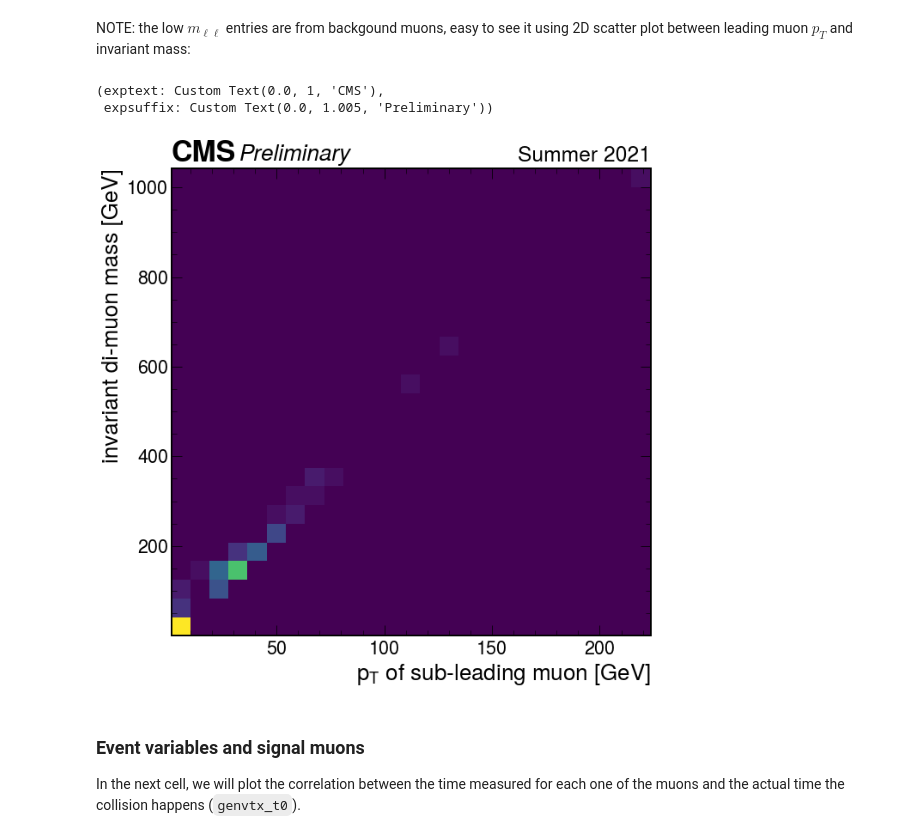
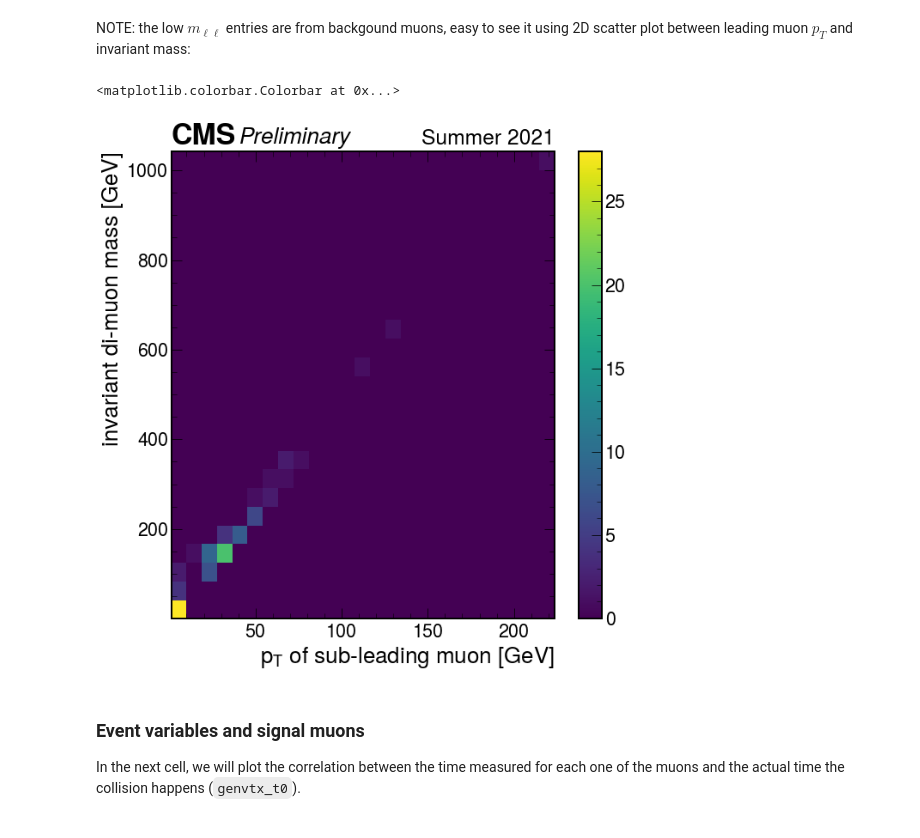
Before and after one commit to jloemker/SWAN, a Jupyter notebook: Analysis_notebook.ipynb, the cells around one changed output. Cells and saved outputs as stored; diff of their text form; code cells hidden in the pictures.

Commit message:
vertex 2d plots and  colorbar

```diff
--- a/Analysis_notebook.ipynb
+++ b/Analysis_notebook.ipynb
@@ -167,14 +167,14 @@ for i in range(2):
 NOTE: the low $m_{\ell\ell}$ entries are from backgound muons, easy to see it using 2D scatter plot between leading muon $p_T$ and invariant mass:
 # %%
 fig, axes = plt.subplots(figsize=(10,10) )
-axes.hist2d( muons_anal['mu2_pt'].values, muons_anal['mll'].values, bins=(25,25) , cmap='viridis')
+h = axes.hist2d( muons_anal['mu2_pt'].values, muons_anal['mll'].values, bins=(25,25) , cmap='viridis')
 axes.set(xlabel=r'$p_T$ of sub-leading muon [GeV]', ylabel='invariant di-muon mass [GeV]')
 hep.cms.label(llabel="Preliminary", rlabel="Summer 2021", ax=axes)
+fig.colorbar(h[3], ax=axes)
 #plt.savefig('Analyse/dimuon_analysis_correlation.png')
 # %% [output]
-(exptext: Custom Text(0.0, 1, 'CMS'),
- expsuffix: Custom Text(0.0, 1.005, 'Preliminary'))
+<matplotlib.colorbar.Colorbar at 0x...>
-[figure, old version]
+[figure, new version]
 # %% [markdown]
 ### Event variables and signal muons
 
```
Also changed, not shown: parts of 3 cells of this notebook.
